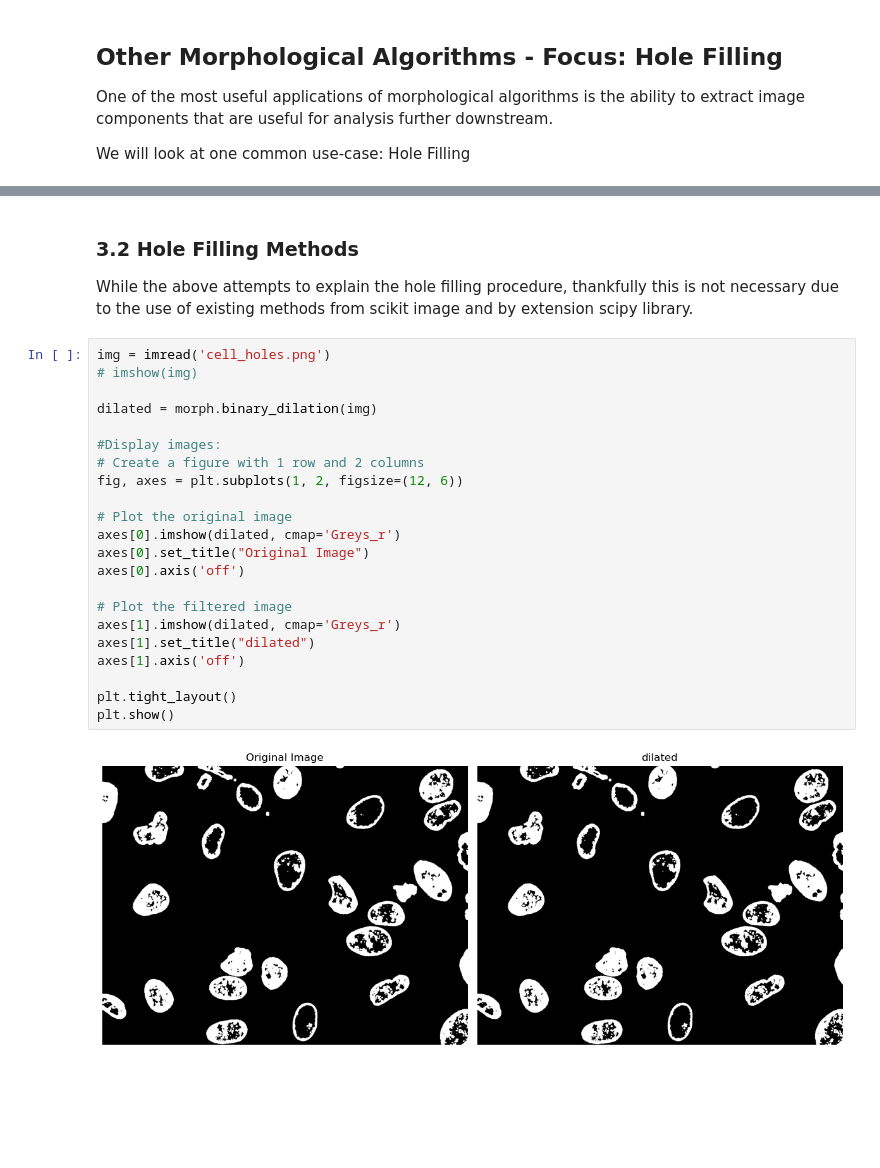
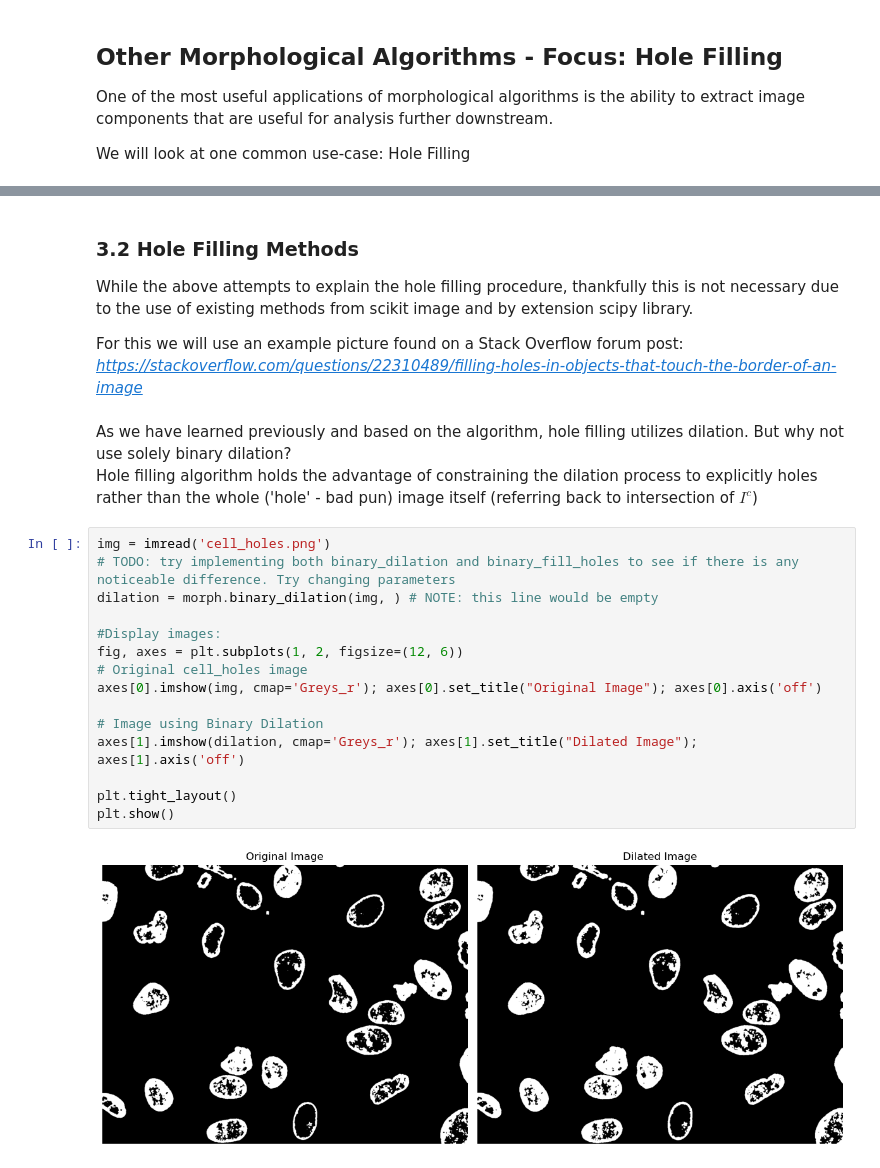
Before and after one commit to zionnpark/BME1462-group-project, a Jupyter notebook: presentation/part3_algorithms.ipynb, the cells around one changed output, grey strips where cells are left out. Drawn from its saved outputs; the diff is of its cells as text; blank space fills up the shorter version.

Commit message:
finished section 3.1, 3.2 and added further notes for 3.3 that can be up for discussion later

```diff
--- a/presentation/part3_algorithms.ipynb
+++ b/presentation/part3_algorithms.ipynb
@@ -58,27 +92,26 @@ def visuals(X_k, I_c, iteration, dilated= None):
 # %% [markdown]
 ### 3.2 Hole Filling Methods
 While the above attempts to explain the hole filling procedure, thankfully this is not necessary due to the use of existing methods from scikit image and by extension scipy library.
+
+For this we will use an example picture found on a Stack Overflow forum post:
+*https://stackoverflow.com/questions/22310489/filling-holes-in-objects-that-touch-the-border-of-an-image*
+# %% [markdown]
+As we have learned previously and based on the algorithm, hole filling utilizes dilation. But why not use solely binary dilation?
+Hole filling algorithm holds the advantage of constraining the dilation process to explicitly holes rather than the whole ('hole' - bad pun) image itself (referring back to intersection of $I^c$)
 # %%
 img = imread('cell_holes.png')
-# imshow(img)
-
-dilated = morph.binary_dilation(img)
+# TODO: try implementing both binary_dilation and binary_fill_holes to see if there is any noticeable difference. Try changing parameters
+dilation = morph.binary_dilation(img, ) # NOTE: this line would be empty
 
 #Display images:
-# Create a figure with 1 row and 2 columns
 fig, axes = plt.subplots(1, 2, figsize=(12, 6))
+# Original cell_holes image
+axes[0].imshow(img, cmap='Greys_r'); axes[0].set_title("Original Image"); axes[0].axis('off')
 
-# Plot the original image
-axes[0].imshow(dilated, cmap='Greys_r')
-axes[0].set_title("Original Image")
-axes[0].axis('off')
-
-# Plot the filtered image
-axes[1].imshow(dilated, cmap='Greys_r')
-axes[1].set_title("dilated")
-axes[1].axis('off')
+# Image using Binary Dilation
+axes[1].imshow(dilation, cmap='Greys_r'); axes[1].set_title("Dilated Image"); axes[1].axis('off')
 
 plt.tight_layout()
 plt.show()
 # %% [output]
-[figure, old version]
+[figure, new version]
```
Also changed, not shown: parts of 12 cells of this notebook.
